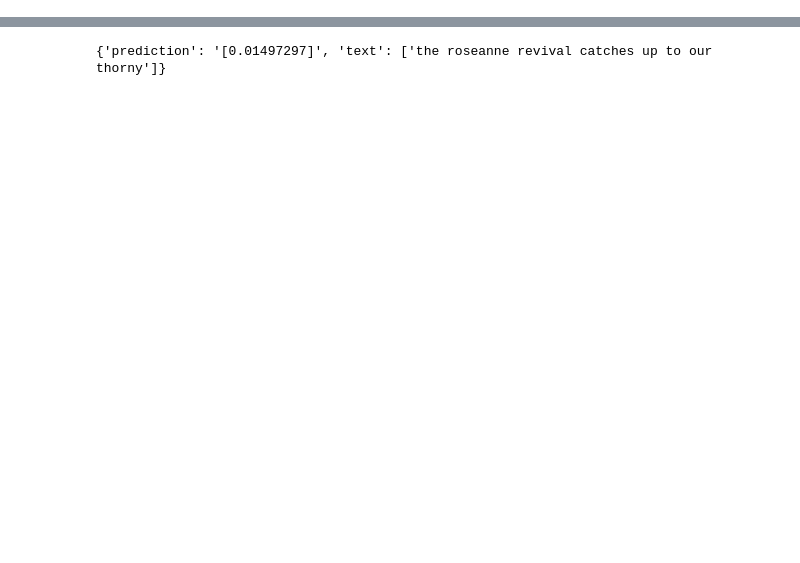
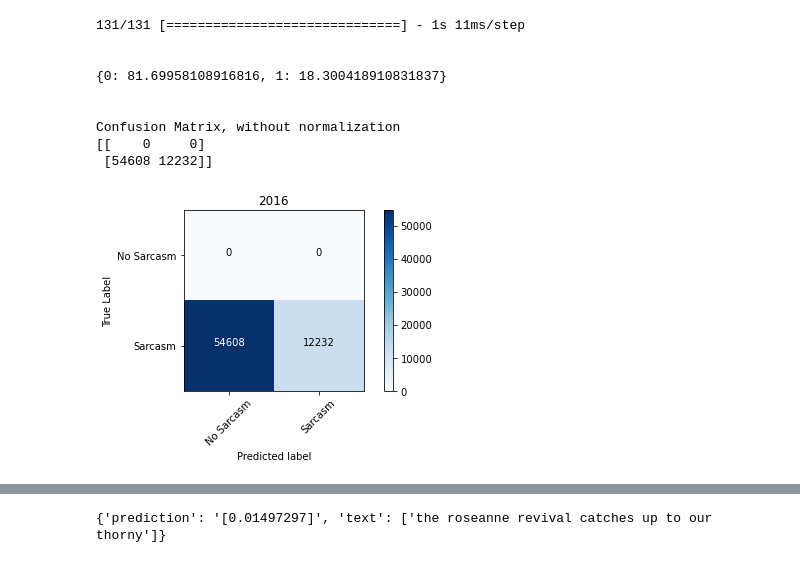
Before and after one commit to andrewhnberry/fact_or_ficiton_can_you_tell, a Jupyter notebook: files/model_deployment.ipynb, the cells around one changed output, grey strips where cells are left out. Cells and saved outputs as stored; diff of their text form; code cells hidden in the pictures; blank space fills up the shorter version.

```diff
--- a/files/model_deployment.ipynb
+++ b/files/model_deployment.ipynb
@@ -21,0 +146,15 @@ from tensorflow.keras.preprocessing.sequence import pad_sequences
+# %%
+data_2016 = pd.read_csv((os.path.join(os.path.abspath(".."), "data/",
+                                           "nyt_headlines2016.csv")))
+evaluate(data_2016, "2016")
+# %% [output]
+131/131 [==============================] - 1s 11ms/step
+
+
+{0: 81.69958108916816, 1: 18.300418910831837}
+
+
+Confusion Matrix, without normalization
+[[    0     0]
+ [54608 12232]]
+[figure, added]
```
Also changed, not shown: parts of 24 cells of this notebook, 22 other files.
